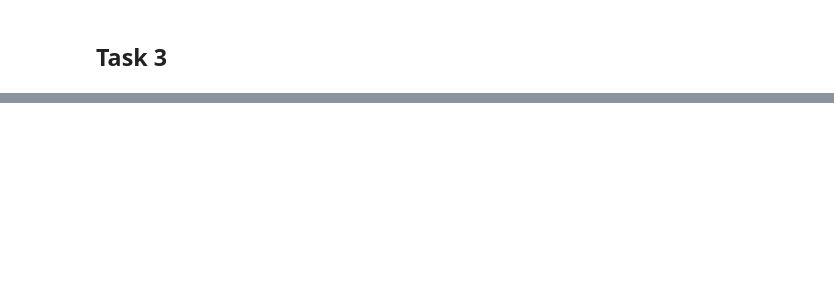
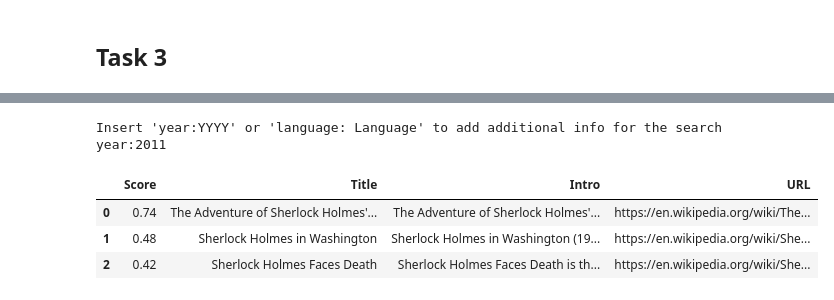
Before and after one commit to AntoCat93/HW3_G24, a Jupyter notebook: main.ipynb, the cells around one changed output, grey strips where cells are left out. Cells and saved outputs as stored; diff of their text form; code cells hidden in the pictures; blank space fills up the shorter version.

```diff
--- a/main.ipynb
+++ b/main.ipynb
@@ -108,11 +203,21 @@ TypeError: create_inverted_index_2() got multiple values for argument 'norm_file
+# %%
+doc_norm = f.load_doc_norm()
 # %%
 def search_3(query, top = 10):
     #  as_heap = False ==> returns scores as dictionary {document_id : score}
     #  strict_terms_filter = False ==> tells function to use not_strict_filter_documents
-    name_results = search_with_tfidf(query, name_index, name_norm, as_heap=False, strict_terms_filter=False)
-
+    name_results = f.search_with_tfidf(query, vocabulary, name_index, doc_norm, as_heap=False, strict_terms_filter=False)
     #  additional_score will be added to scores with the same document id
-    search_results = search_with_tfidf(query, inverted_index_2, doc_norm, additional_score=name_results)
-    return top_k(search_results, top)
-
-search_3('disney dog', 10)
+    additional_points = getAdditionalScore(name_results, input("Insert 'year:YYYY' or 'language: Language' to add additional info for the search \n"), df_movies)
+    additional_score = {key: name_results.get(key, 0) + additional_points.get(key, 0) for key in set(name_results) | set(additional_points)}
+    search_results = f.search_with_tfidf(query, vocabulary, inverted_index_2, doc_norm, additional_score=additional_points)
+    return f.top_k(search_results, df_movies, top)
+# %%
+search_3('Sherlokc Holmes', 3)
+# %% [output]
+Insert 'year:YYYY' or 'language: Language' to add additional info for the search
+year:2011
+|  | Score | Title | Intro | URL |
+| 0 | 0.74 | The Adventure of Sherlock Holmes'... | The Adventure of Sherlock Holmes'... | https://en.wikipedia.org/wiki/The... |
+| 1 | 0.48 | Sherlock Holmes in Washington | Sherlock Holmes in Washington (19... | https://en.wikipedia.org/wiki/She... |
+| 2 | 0.42 | Sherlock Holmes Faces Death | Sherlock Holmes Faces Death is th... | https://en.wikipedia.org/wiki/She... |
```
Also changed, not shown: parts of 16 cells of this notebook, 3 other files.
